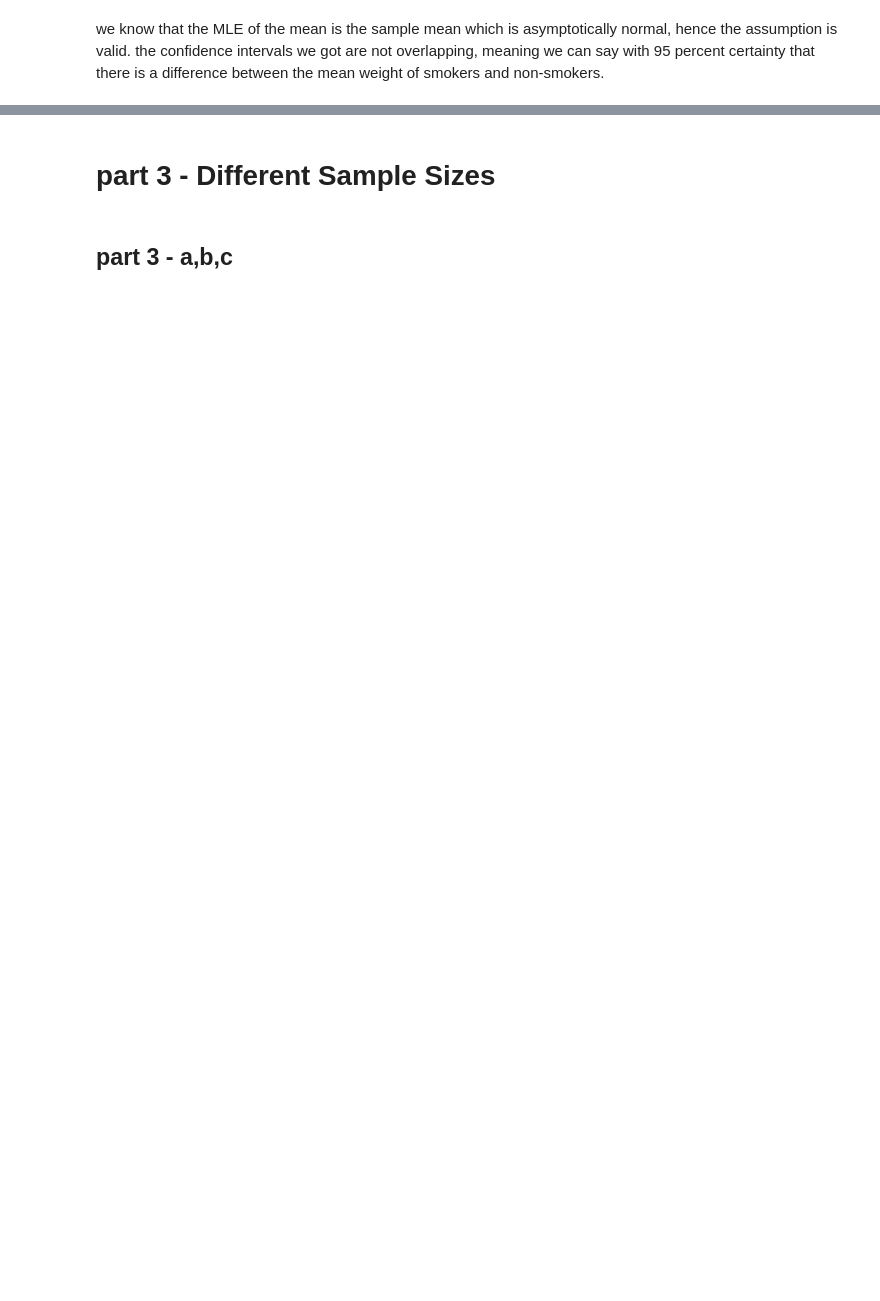
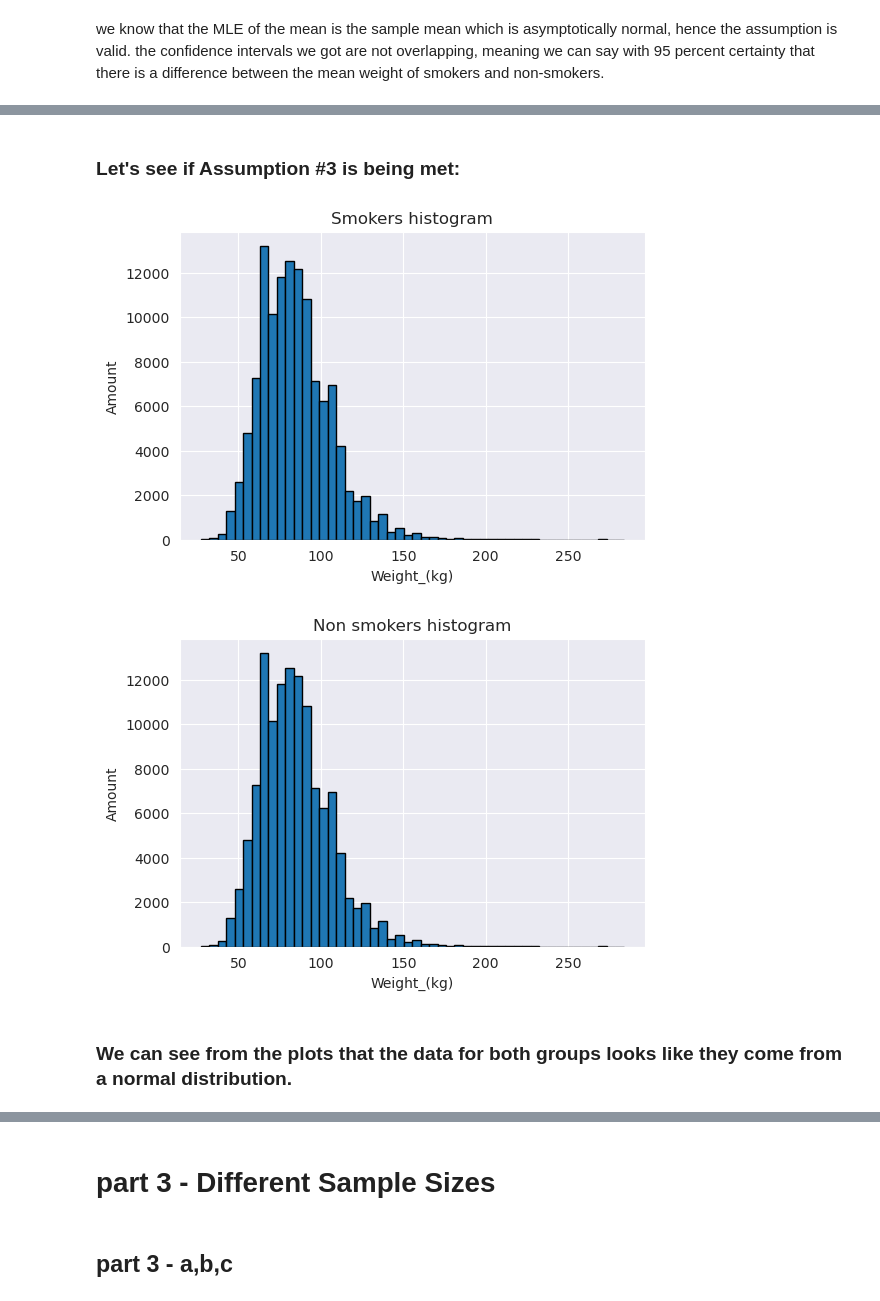
Before and after one commit to Hadar-Sug/Statstics_project, a Jupyter notebook: ProjectEx2_206567067_313598674.ipynb, the cells around one changed output, grey strips where cells are left out. Drawn from its saved outputs; the diff is of its cells as text; code cells hidden in the pictures; blank space fills up the shorter version.

```diff
--- a/ProjectEx2_206567067_313598674.ipynb
+++ b/ProjectEx2_206567067_313598674.ipynb
@@ -52,0 +72,44 @@ difference between the mean weight of smokers and non-smokers.
+# %% [markdown]
+### Let's see if Assumption #3 is being met:
+# %%
+smokers_df = df[df["Smoking_History"] == 'Yes']['Weight_(kg)']
+non_smokers_df = df[df["Smoking_History"] == 'No']['Weight_(kg)']
+# %%
+def plot_histogram(data, bins=10, title=None, xlabel=None, ylabel=None):
+    """
+    Plot a histogram of a specific column data.
+
+    Parameters:
+    - data (DataFrame or Series): The input data to be plotted.
+    - bins (int): Number of bins for the histogram (default is 10).
+    - title (str): Title for the plot (default is None).
+    - xlabel (str): Label for the x-axis (default is None).
+    - ylabel (str): Label for the y-axis (default is None).
+    """
+    if isinstance(data, pd.Series):
+        data = data.to_frame()
+    elif not isinstance(data, pd.DataFrame) or data.shape[1] != 1:
+        raise ValueError("Input data must be a single-column DataFrame or a Series.")
+
+    column_name = data.columns[0]
+
+    plt.figure(figsize=(6, 4))
+    plt.hist(data[column_name], bins=bins, edgecolor='black')
+
+    if title:
+        plt.title(title)
+    if xlabel:
+        plt.xlabel(xlabel)
+    if ylabel:
+        plt.ylabel(ylabel)
+
+    plt.grid(True)
+    plt.show()
+# %%
+plot_histogram(smokers_df,50,"Smokers histogram",'Weight_(kg)','Amount')
+plot_histogram(smokers_df,50,"Non smokers histogram",'Weight_(kg)','Amount')
+# %% [output]
+[figure, added]
+[figure, added]
+# %% [markdown]
+### We can see from the plots that the data for both groups looks like they come from a normal distribution.
```
Also changed, not shown: parts of 21 cells of this notebook.
